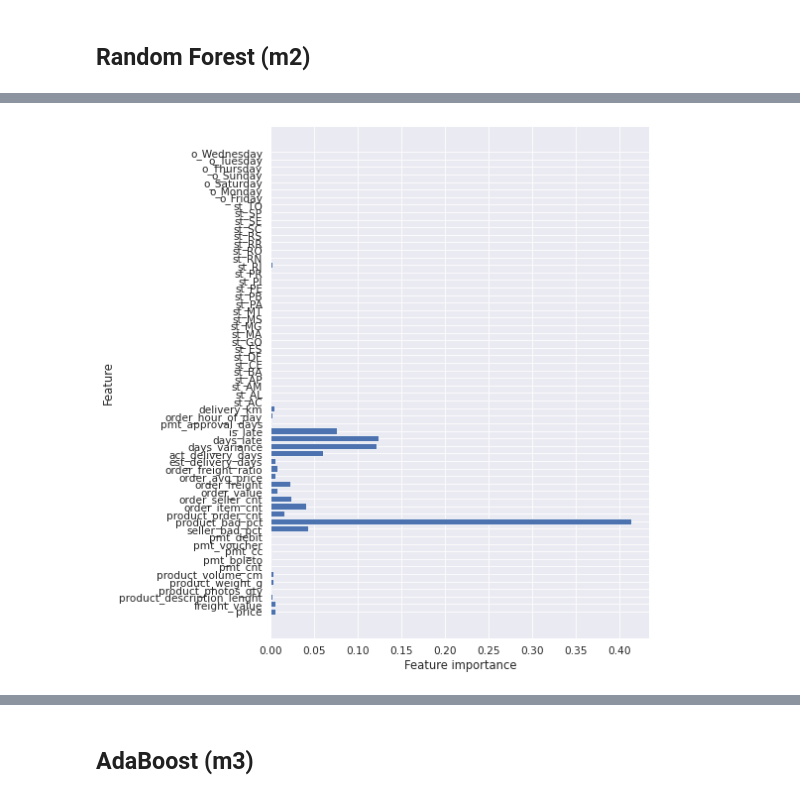
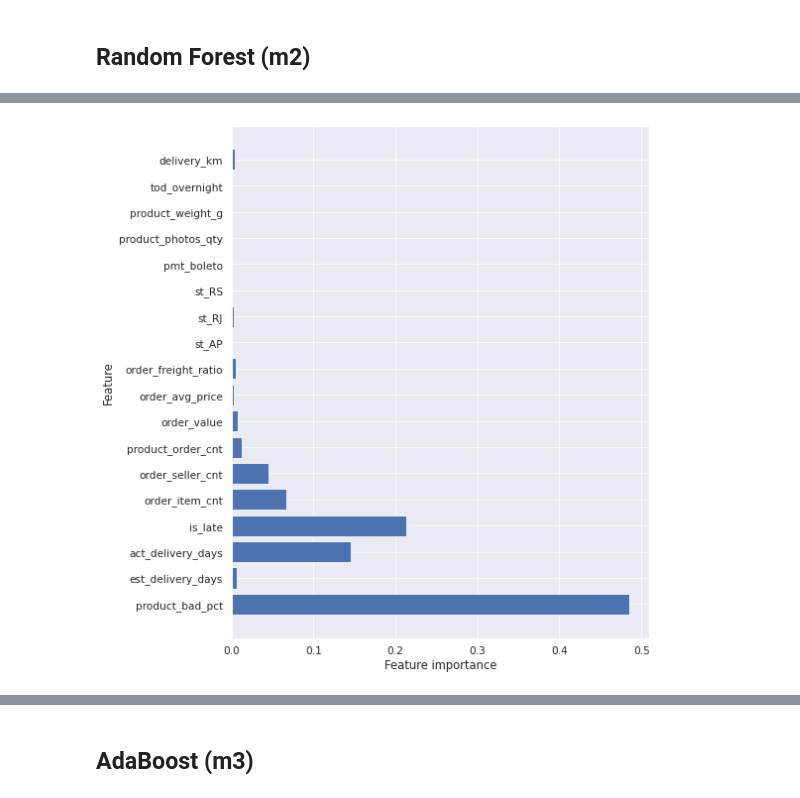
Before and after one commit to cutterback/p05-olist-customer-rating-prediction, a Jupyter notebook: Olist_Customer_Rating_Model.ipynb, the cells around one changed output, grey strips where cells are left out. Saved outputs shown, nothing was run; the diff lists cells and outputs as text; code cells hidden in the pictures.

```diff
--- a/Olist_Customer_Rating_Model.ipynb
+++ b/Olist_Customer_Rating_Model.ipynb
@@ -271,7 +271,7 @@ payments_grp = payments_ohe.groupby(by=['order_id'], as_index=False).agg(pmt_tot
                                                                          pmt_debit=('payment_type_debit_card', 'max')
                                                                         )
 cols = ['pmt_cnt', 'pmt_boleto', 'pmt_cc', 'pmt_voucher', 'pmt_debit']
-payments_grp[cols] = payments_grp[cols].astype('Int64')
+payments_grp[cols] = payments_grp[cols].astype('int64')
 payments_grp.describe()
 # %% [output]
 |  | pmt_tot | pmt_cnt | pmt_boleto | pmt_cc | pmt_voucher | pmt_debit |
@@ -752,7 +752,7 @@ def haversine(coord1, coord2):
     return 2*R*math.atan2(math.sqrt(a), math.sqrt(1 - a))
 # %%
 # create feature of miles from city center of Seattle
-merged['delivery_km'] = merged.apply(lambda row: round(haversine(row['cust_zip_lat_long'], row['sell_zip_lat_long'])/1000, 0), axis=1).astype('Int64')
+merged['delivery_km'] = merged.apply(lambda row: round(haversine(row['cust_zip_lat_long'], row['sell_zip_lat_long'])/1000, 0), axis=1).astype('int64')
 # %% [markdown]
 ### One-Hot Encodes
 # %%
@@ -1180,6 +1262,14 @@ Test Performance - Dummy Model
 Model dt Predictions: AUC 0.5 | Accuracy 0.74 | Recall 0.15 | Precision 0.15 | F1 0.15
 # %% [markdown]
 ## Random Forest (m2)
+# %%
+# limit columns for model iteration
+cols_2 = ['product_bad_pct', 'est_delivery_days', 'act_delivery_days', 'is_late',
+          'order_item_cnt', 'order_seller_cnt', 'product_order_cnt', 'order_value',
+          'order_avg_price', 'order_freight_ratio', 'st_AP', 'st_RJ', 'st_RS',
+          'pmt_boleto', 'product_photos_qty', 'product_weight_g', 'tod_overnight', 'delivery_km']
+X_train_scaled_m2 = X_train_scaled[cols_2]
+X_test_scaled_m2 = X_test_scaled[cols_2]
 # %%
 # create Random Forest classifier object
 model_rf = RandomForestClassifier(random_state=SEED, n_jobs=jobs)
@@ -1197,6 +1287,6 @@ grid_params_rf = [{'criterion': ['gini', 'entropy'], # measures split quality
 gs_rf = instantiate_grid(model_rf, grid_params_rf)
 # %%
 # execute the Random Forest gridsearchCV on training data
-gs_rf.fit(X_train, y_train)
+gs_rf.fit(X_train_scaled_m2, y_train)
 # %% [output]
 Fitting 5 folds for each of 96 candidates, totalling 480 fits
@@ -1242,15 +1334,15 @@ NameError: name 'gs_rf' is not defined
 # %%
 # plot Random Forest feature importance for best estimator
-n_features = X_train.shape[1]
+n_features = X_train_scaled_m2.shape[1]
 plt.figure(figsize=(8,8))
 plt.barh(range(n_features), best_model_rf.feature_importances_, align='center')
-plt.yticks(np.arange(n_features), X_train.columns.values)
+plt.yticks(np.arange(n_features),X_train_scaled_m2.columns.values)
 plt.xlabel('Feature importance')
 plt.ylabel('Feature')
 plt.tight_layout()
 plt.show()
 # %% [output]
-[figure, old version]
+[figure, new version]
 # %%
 # np.concatenate((best_model_rf.feature_importances_, X_train.columns.values))
 # dataset = pd.DataFrame({'feature': X_train.columns.values, 'importance': best_model_rf.feature_importances_}, columns=['feature', 'importance'])
```
Also changed, not shown: parts of 27 cells of this notebook.
